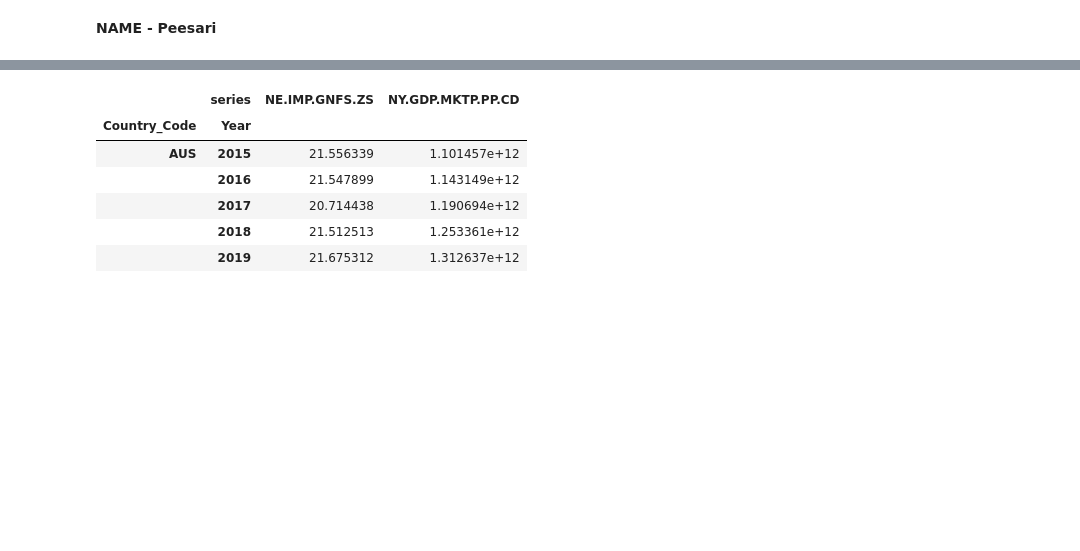
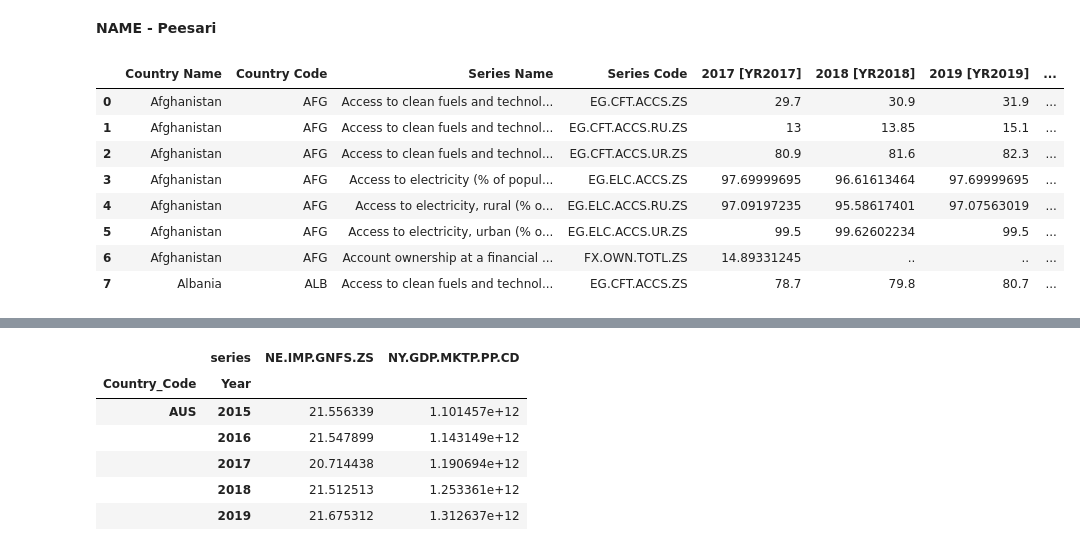
Before and after one commit to Praneetha1318/Assignment_3_ADS, a Jupyter notebook: Applied Data Science3_Peesari.ipynb, the cells around one changed output, grey strips where cells are left out. Cells and saved outputs as stored; diff of their text form; code cells hidden in the pictures; blank space fills up the shorter version.

```diff
--- a/Applied Data Science3_Peesari.ipynb
+++ b/Applied Data Science3_Peesari.ipynb
@@ -14,3 +14,19 @@ import matplotlib.pyplot as plt
 from sklearn.cluster import KMeans
 import matplotlib.pyplot as plt
 import seaborn as sns
+# %%
+#Function to read the file
+dt=pd.read_csv(r"Peesari\World Indicator Repository.csv", low_memory=False)
+# %%
+#To show the loaded data
+dt.head(8)
+# %% [output]
+|  | Country Name | Country Code | Series Name | Series Code | 2017 [YR2017] | 2018 [YR2018] | 2019 [YR2019] | ... |
+| 0 | Afghanistan | AFG | Access to clean fuels and technol... | EG.CFT.ACCS.ZS | 29.7 | 30.9 | 31.9 | ... |
+| 1 | Afghanistan | AFG | Access to clean fuels and technol... | EG.CFT.ACCS.RU.ZS | 13 | 13.85 | 15.1 | ... |
+| 2 | Afghanistan | AFG | Access to clean fuels and technol... | EG.CFT.ACCS.UR.ZS | 80.9 | 81.6 | 82.3 | ... |
+| 3 | Afghanistan | AFG | Access to electricity (% of popul... | EG.ELC.ACCS.ZS | 97.69999695 | 96.61613464 | 97.69999695 | ... |
+| 4 | Afghanistan | AFG | Access to electricity, rural (% o... | EG.ELC.ACCS.RU.ZS | 97.09197235 | 95.58617401 | 97.07563019 | ... |
+| 5 | Afghanistan | AFG | Access to electricity, urban (% o... | EG.ELC.ACCS.UR.ZS | 99.5 | 99.62602234 | 99.5 | ... |
+| 6 | Afghanistan | AFG | Account ownership at a financial ... | FX.OWN.TOTL.ZS | 14.89331245 | .. | .. | ... |
+| 7 | Albania | ALB | Access to clean fuels and technol... | EG.CFT.ACCS.ZS | 78.7 | 79.8 | 80.7 | ... |
```
Also changed, not shown: parts of 2 cells of this notebook, 1 other file.
